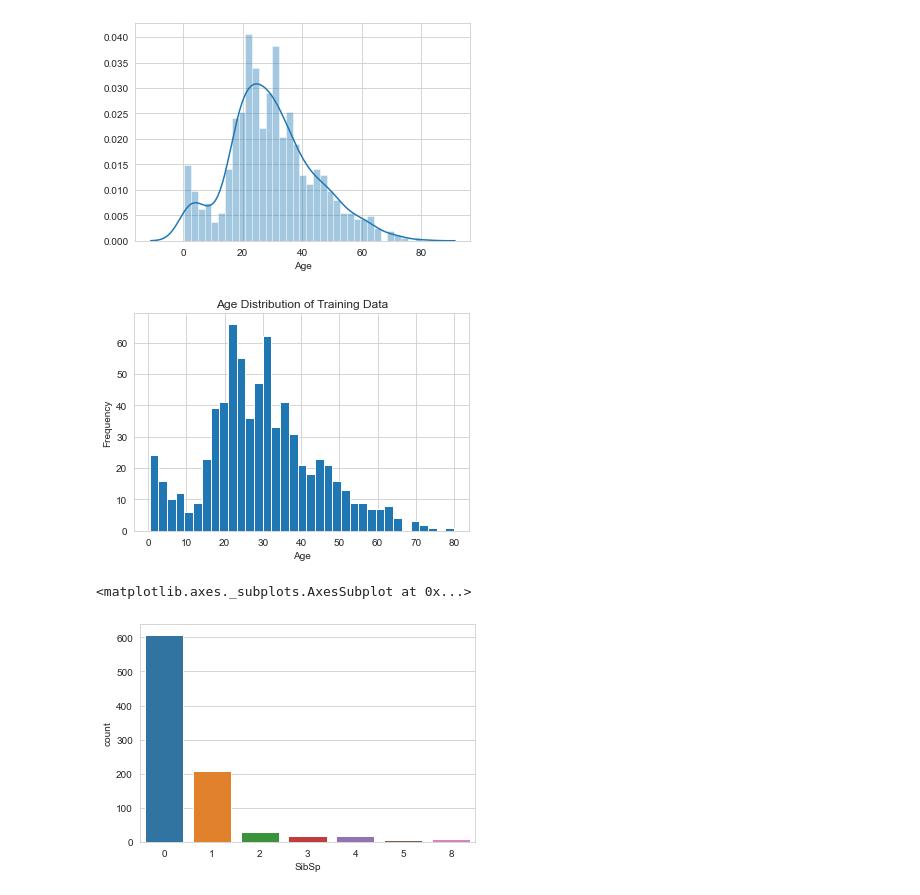
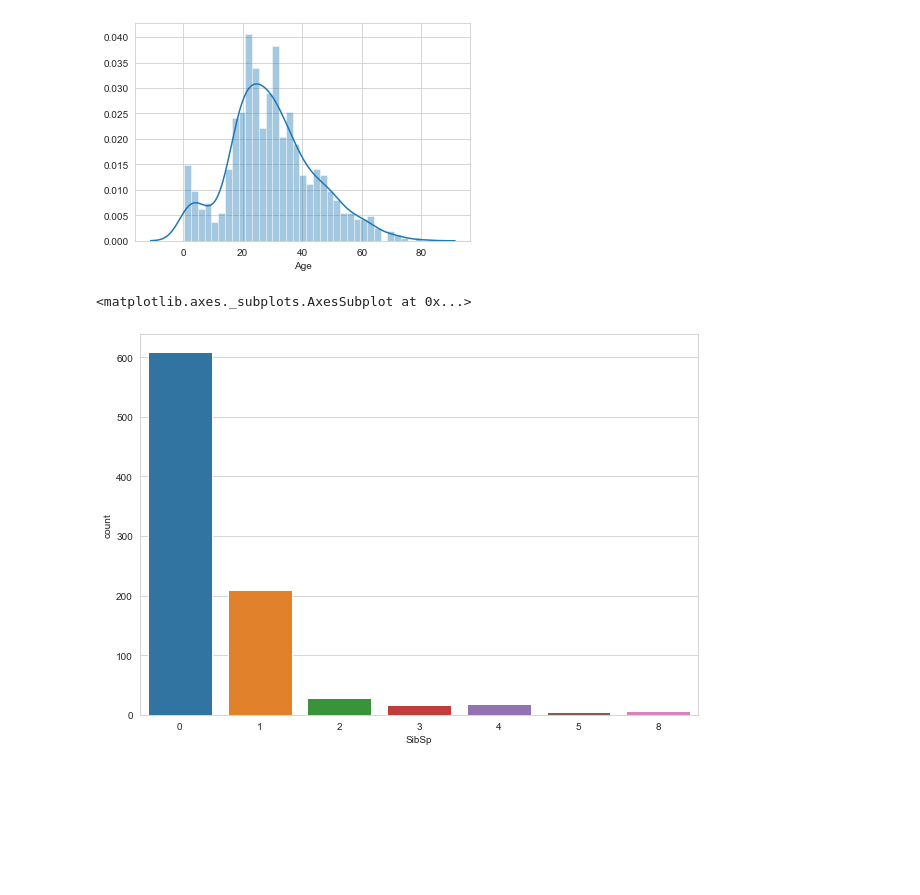
Before and after one commit to BoniOloff/Python-Machine-Learning, a Jupyter notebook: Logistic Regression/Logistic Regression.ipynb, the cells around one changed output. Cells and saved outputs as stored; diff of their text form; code cells hidden in the pictures; blank space fills up the shorter version.

```diff
--- a/Logistic Regression/Logistic Regression.ipynb
+++ b/Logistic Regression/Logistic Regression.ipynb
@@ -78,15 +79,9 @@ sns.distplot(train['Age'].dropna(), bins=35)
 # %% [output]
 <matplotlib.axes._subplots.AxesSubplot at 0x...>
 [figure]
-# %%
-x = train['Age'].dropna().plot.hist(bins=35)
-x.set_xlabel('Age')
-x.set_title('Age Distribution of Training Data')
-plt.show()
-# %% [output]
-[figure, removed]
 # %%
+plt.figure(figsize=(10,7))
 sns.countplot(x='SibSp', data=train)
 # %% [output]
 <matplotlib.axes._subplots.AxesSubplot at 0x...>
-[figure, old version]
+[figure, new version]
```
Also changed, not shown: parts of 34 cells of this notebook, 2 other files.
